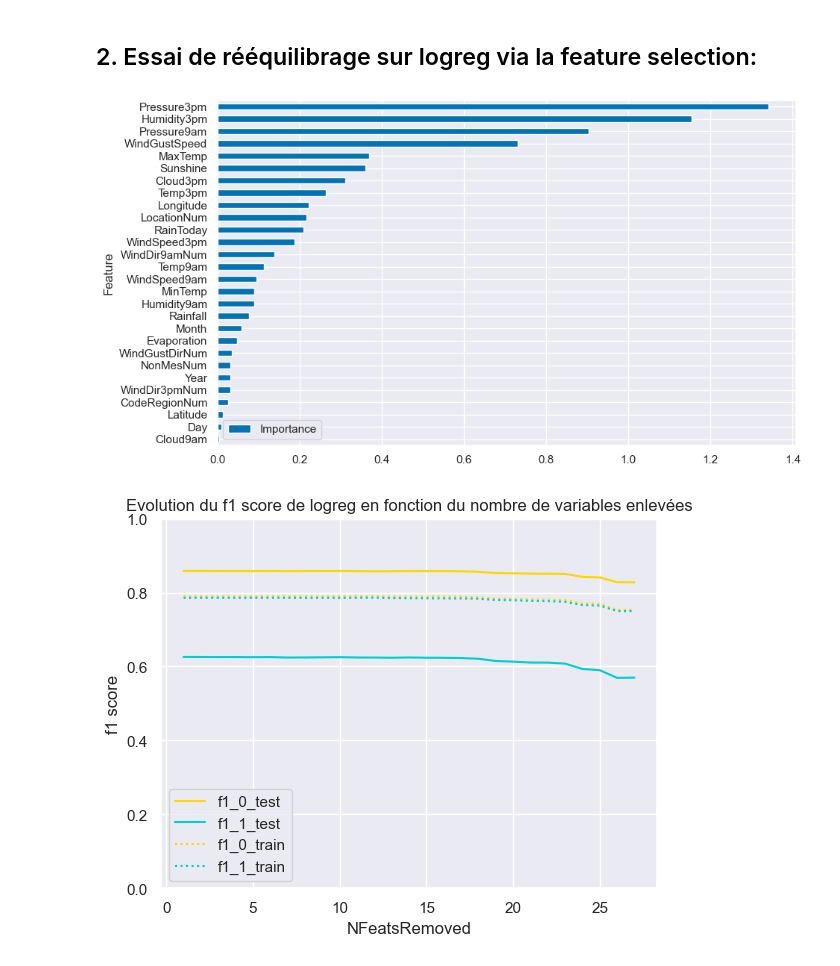
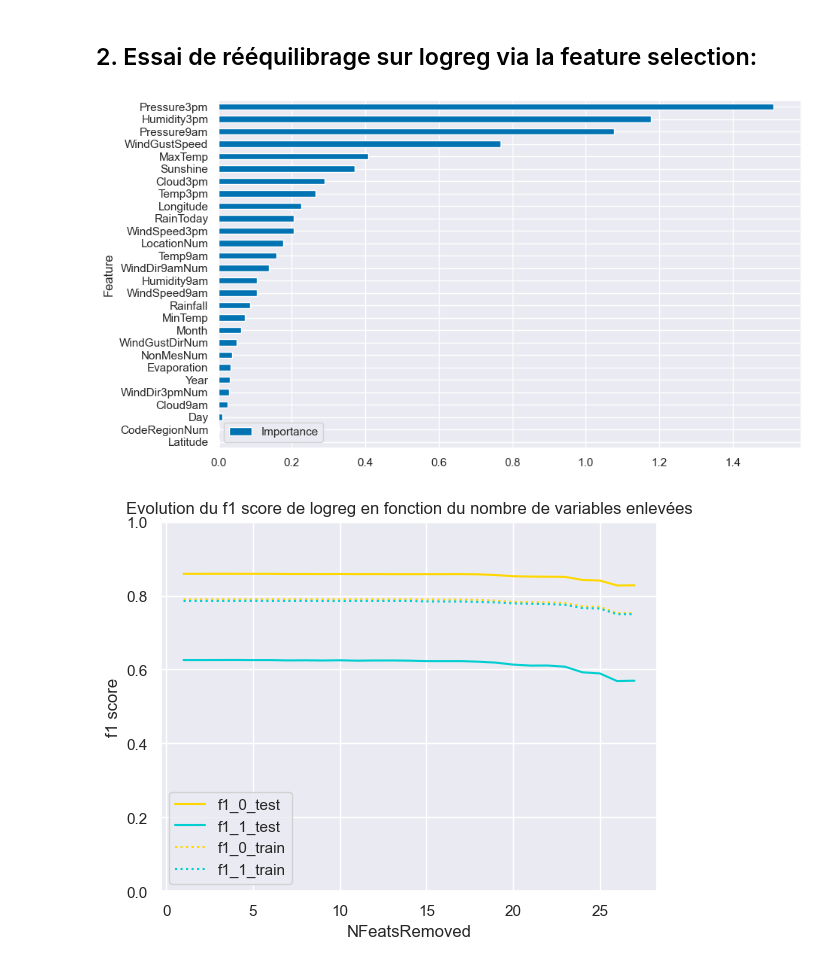
Before and after one commit to DataScientest-Studio/meteo_sep23bds, a Jupyter notebook: notebooks/modelisation/1df/alex/01-aw-GridSearches_Feature_Selection_Classification.ipynb, the cells around one changed output. Saved outputs shown, nothing was run; the diff lists cells and outputs as text; code cells hidden in the pictures.

```diff
--- a/notebooks/modelisation/1df/alex/01-aw-GridSearches_Feature_Selection_Classification.ipynb
+++ b/notebooks/modelisation/1df/alex/01-aw-GridSearches_Feature_Selection_Classification.ipynb
@@ -532,19 +365,19 @@ plt.show()
 # %%
 # Features importances pour logreg
 # https://forecastegy.com/posts/feature-importance-in-logistic-regression/
 
-logreg_best = load('saves/model_saves/save_logreg.joblib')
+logreg_best = load('../../../../models/saves/model_saves/save_logreg_SMOTE.joblib')
 
 coefficients = logreg_best.coef_[0]
 
 feature_importance = pd.DataFrame({'Feature': X.columns, 'Importance': np.abs(coefficients)})
 feature_importance = feature_importance.sort_values('Importance', ascending=True)
 feature_importance.plot(x='Feature', y='Importance', kind='barh', figsize=(10, 6))
 plt.show()
 
 feature_importance = feature_importance.sort_values('Importance', ascending=True, ignore_index = True).copy()
 # %% [output]
-[figure, old version]
+[figure, new version]
 # %%
 # Instanciation df
 df = pd.read_csv('../../../../data/processed/model_weatherAUS.csv')
```
Also changed, not shown: parts of 27 cells of this notebook, 2 other files.
